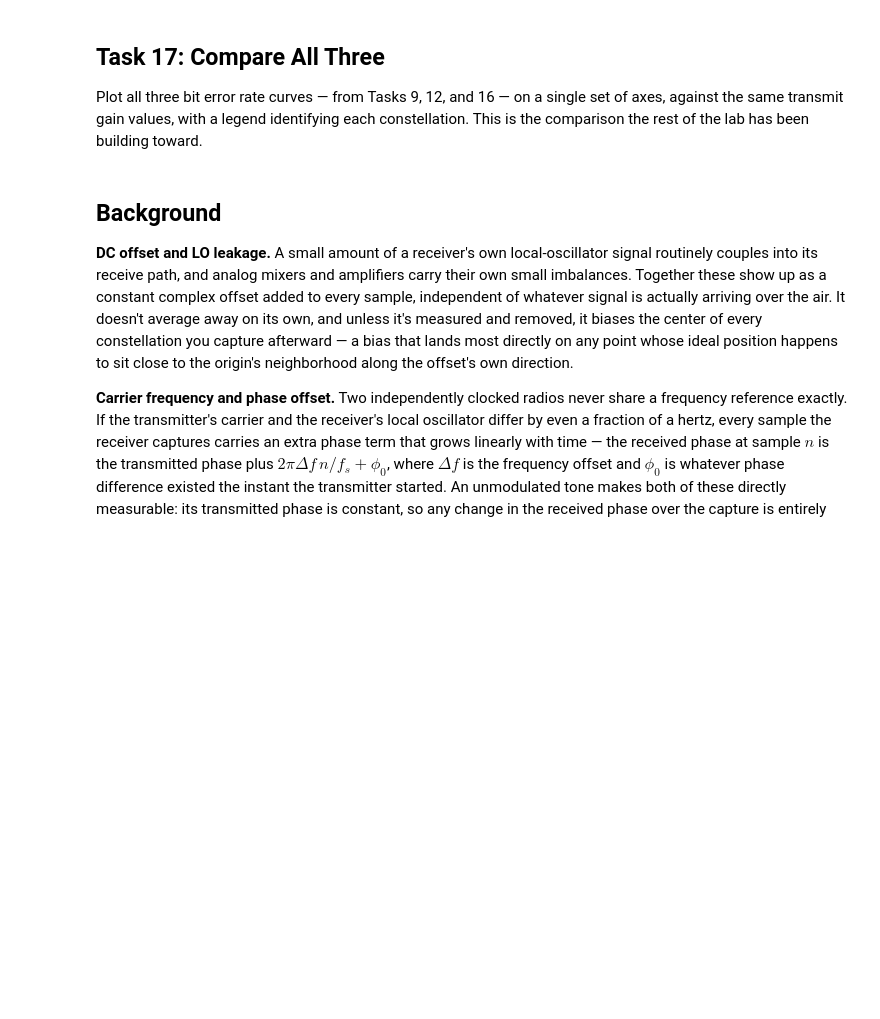
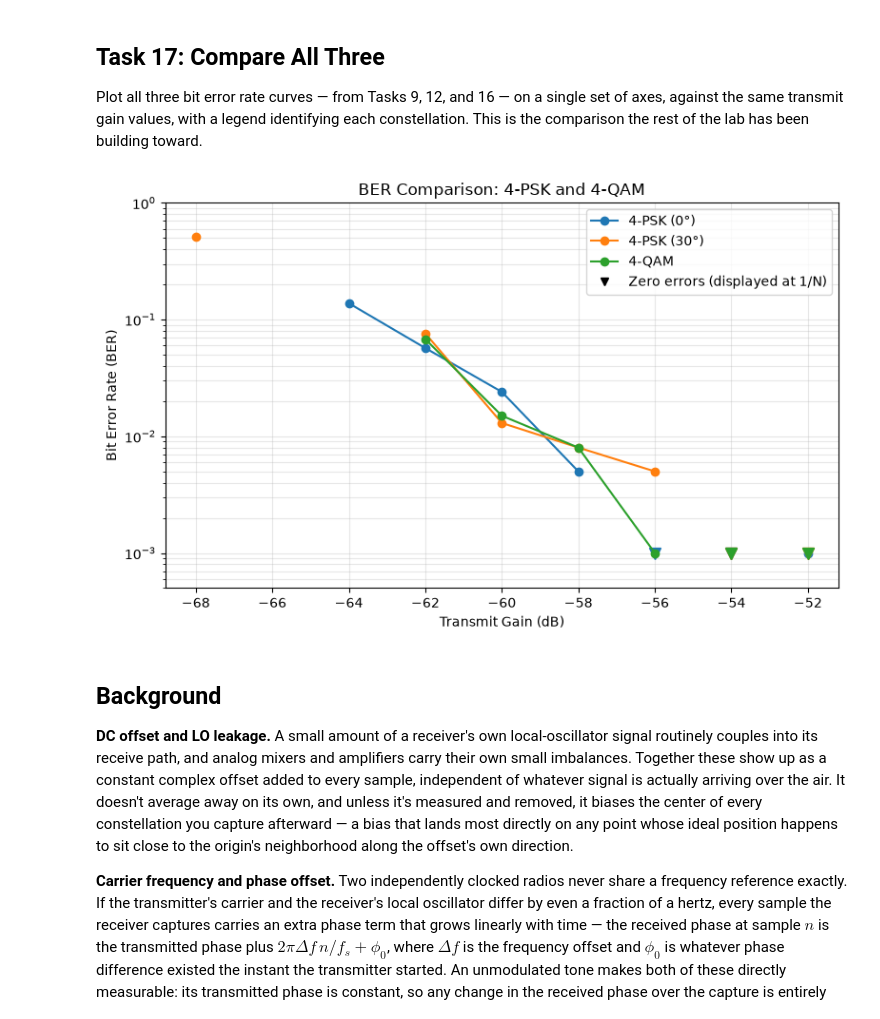
Before and after one commit to VamshiB-27/Digital-Communication-Lab-Projects, a Jupyter notebook: Balusu Vamshi - Lab_6_4PSK_4QAM.ipynb, the cells around one changed output. Saved outputs shown, nothing was run; the diff lists cells and outputs as text; code cells hidden in the pictures; blank space fills up the shorter version.

```diff
--- a/Balusu Vamshi - Lab_6_4PSK_4QAM.ipynb
+++ b/Balusu Vamshi - Lab_6_4PSK_4QAM.ipynb
@@ -694,36 +1381,61 @@ Plot all three bit error rate curves — from Tasks 9, 12, and 16 — on a singl
 against the same transmit gain values, with a legend identifying each constellation. This is
 the comparison the rest of the lab has been building toward.
 # %%
-plt.figure(figsize=(7, 5))
+plt.figure(figsize=(8, 5))
 
-plt.semilogy(
-    tx_gain_sweep_db,
-    ber_results_a,
-    "o-",
-    label="4-PSK (0 deg)"
+for results, label, color in [
+    (ber_results_a, "4-PSK (0°)", "C0"),
+    (ber_results_b, "4-PSK (30°)", "C1"),
+    (ber_results_c, "4-QAM", "C2"),
+]:
+    ber_values = np.asarray(results, dtype=float)
+
+    if ber_values.shape != np.asarray(tx_gain_sweep_db).shape:
+        raise ValueError(f"{label}: BER results and gain settings must match.")
+
+    # Plot measured positive BER; leave gaps for zeros and failed acquisition.
+    positive_ber = np.where(ber_values > 0, ber_values, np.nan)
+
+    plt.semilogy(
+        tx_gain_sweep_db,
+        positive_ber,
+        "o-",
+        color=color,
+        label=label
+    )
+
+    # Display zero-error measurements separately without altering results.
+    zero_errors = np.isfinite(ber_values) & (ber_values == 0)
+
+    if np.any(zero_errors):
+        plt.semilogy(
+            np.asarray(tx_gain_sweep_db)[zero_errors],
+            np.full(np.count_nonzero(zero_errors), 1.0 / n_bits),
+            marker="v",
+            linestyle="none",
+            color=color,
+            markersize=8
+        )
+
+# Legend entry explaining the zero-error markers.
+plt.plot(
+    [], [],
+    marker="v",
+    linestyle="none",
+    color="black",
+    label="Zero errors (displayed at 1/N)"
 )
 
-plt.semilogy(
-    tx_gain_sweep_db,
-    ber_results_b,
-    "s-",
-    label="4-PSK (30 deg)"
-)
-
-plt.semilogy(
-    tx_gain_sweep_db,
-    ber_results_c,
-    "^-",
-    label="4-QAM"
-)   # TODO: plt.semilogy(...) of ber_results_a, ber_results_b, and ber_results_c, each
-    #       against tx_gain_sweep_db, with a legend, axis labels, grid, title
-
-plt.xlabel("TX Gain (dB)")
+plt.xlabel("Transmit Gain (dB)")
 plt.ylabel("Bit Error Rate (BER)")
-plt.title("BER Comparison: 4-PSK vs 4-PSK (30 deg) vs 4-QAM")
-plt.grid(True, which="both")
+plt.title("BER Comparison: 4-PSK and 4-QAM")
+plt.ylim(0.5 / n_bits, 1)
+plt.grid(True, which="both", alpha=0.3)
 plt.legend()
+plt.tight_layout()
 plt.show()
+# %% [output]
+[figure, added]
 # %% [markdown]
 ## Background
 
```
Also changed, not shown: parts of 20 cells of this notebook.
